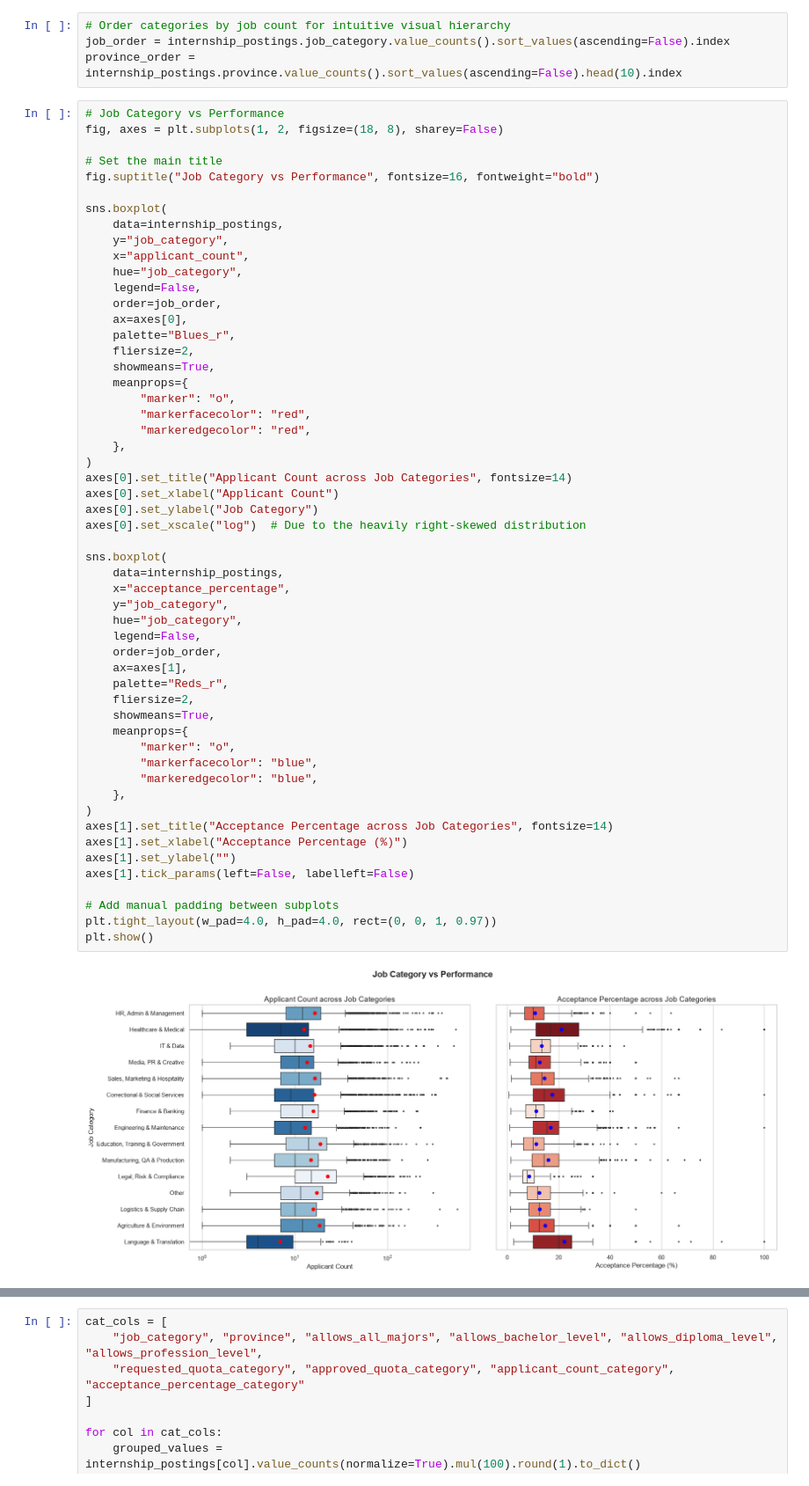
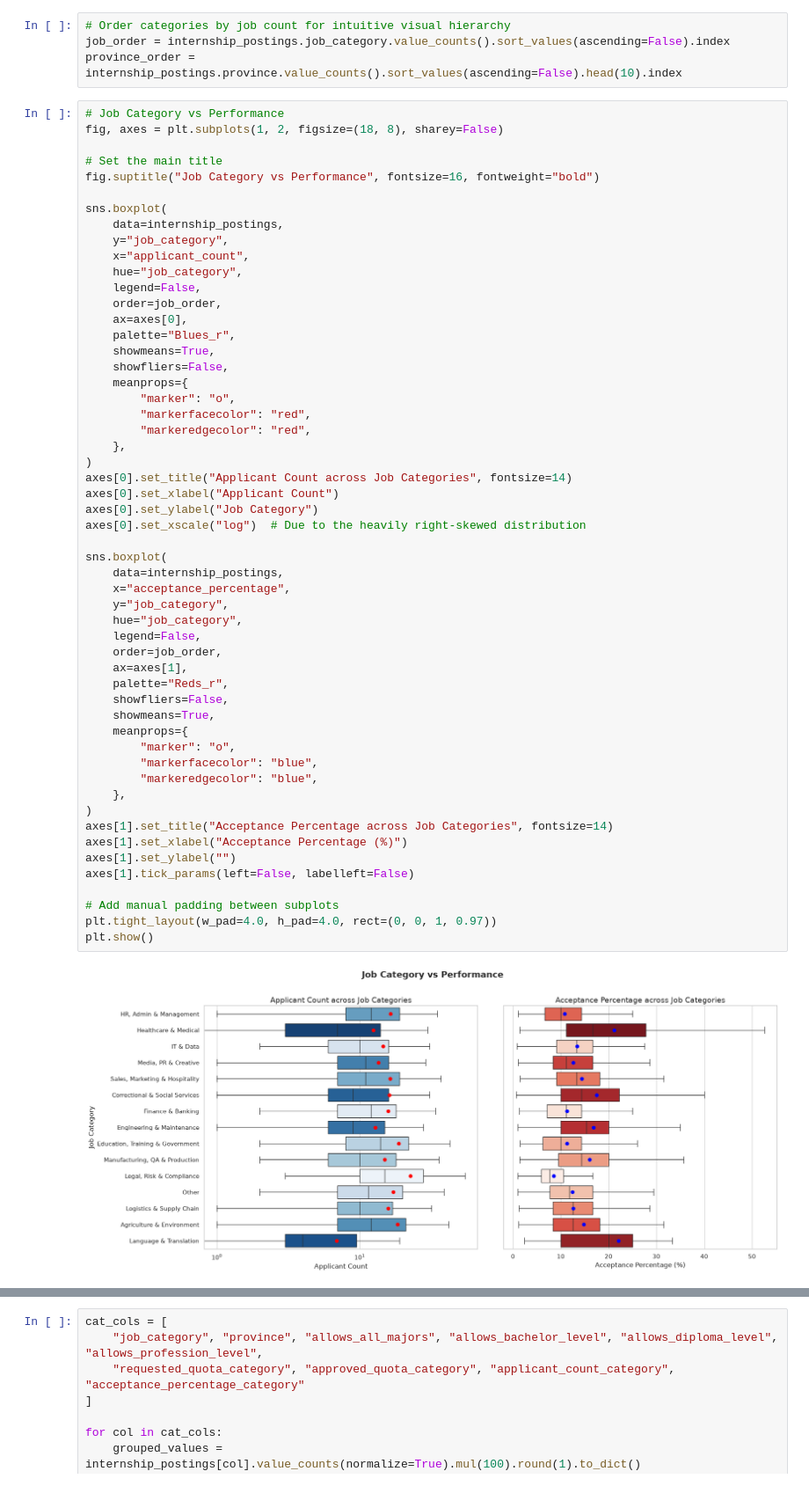
Before and after one commit to tejakusumahyusuf832/maganghub-analysis, a Jupyter notebook: notebooks/3.0-yt-exploratory-data-analysis.ipynb, the cells around one changed output, grey strips where cells are left out. Shown at 88% size. Drawn from its saved outputs; the diff is of its cells as text.

```diff
--- a/notebooks/3.0-yt-exploratory-data-analysis.ipynb
+++ b/notebooks/3.0-yt-exploratory-data-analysis.ipynb
@@ -246,8 +246,8 @@ sns.boxplot(
     order=job_order,
     ax=axes[0],
     palette="Blues_r",
-    fliersize=2,
     showmeans=True,
+    showfliers=False,
     meanprops={
         "marker": "o",
         "markerfacecolor": "red",
@@ -257,35 +257,35 @@ sns.boxplot(
 axes[0].set_title("Applicant Count across Job Categories", fontsize=14)
 axes[0].set_xlabel("Applicant Count")
 axes[0].set_ylabel("Job Category")
 axes[0].set_xscale("log")  # Due to the heavily right-skewed distribution
 
 sns.boxplot(
     data=internship_postings,
     x="acceptance_percentage",
     y="job_category",
     hue="job_category",
     legend=False,
     order=job_order,
     ax=axes[1],
     palette="Reds_r",
-    fliersize=2,
+    showfliers=False,
     showmeans=True,
     meanprops={
         "marker": "o",
         "markerfacecolor": "blue",
         "markeredgecolor": "blue",
     },
 )
 axes[1].set_title("Acceptance Percentage across Job Categories", fontsize=14)
 axes[1].set_xlabel("Acceptance Percentage (%)")
 axes[1].set_ylabel("")
 axes[1].tick_params(left=False, labelleft=False)
 
 # Add manual padding between subplots
 plt.tight_layout(w_pad=4.0, h_pad=4.0, rect=(0, 0, 1, 0.97))
 plt.show()
 # %% [output]
-[figure, old version]
+[figure, new version]
 # %%
 # Top 10 Provinces vs Performance
 fig, axes = plt.subplots(1, 2, figsize=(18, 6), sharey=False)
```
Also changed, not shown: parts of 16 cells of this notebook.
